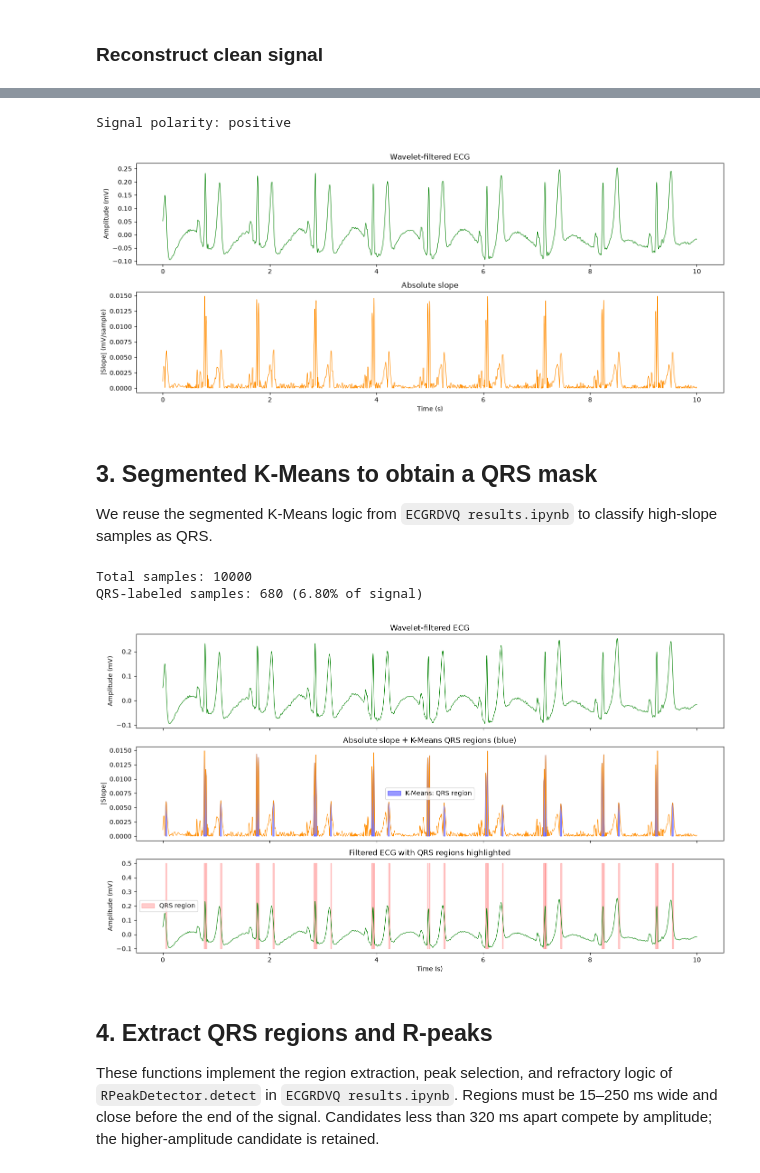
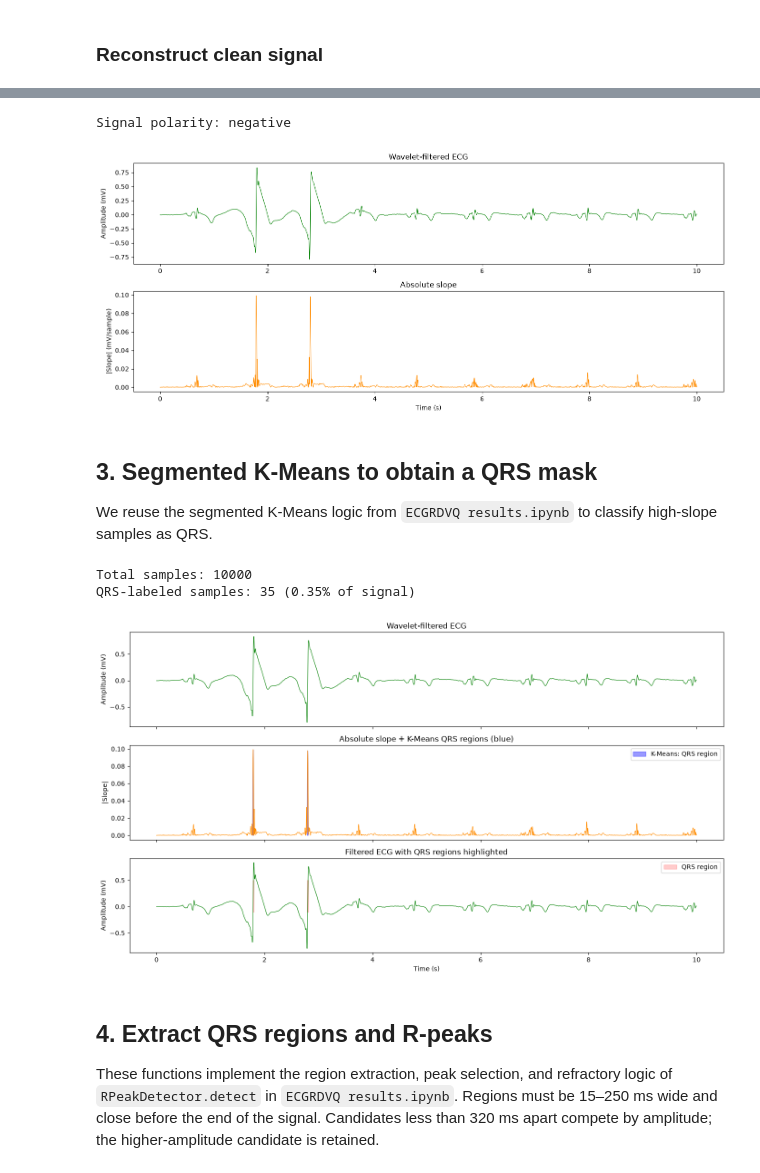
Before and after one commit to iomullony/R-Peaks, a Jupyter notebook: ECGRDVQ R-peaks.ipynb, the cells around one changed output, grey strips where cells are left out. Drawn from its saved outputs; the diff is of its cells as text; code cells hidden in the pictures.

```diff
--- a/ECGRDVQ R-peaks.ipynb
+++ b/ECGRDVQ R-peaks.ipynb
@@ -25,7 +25,7 @@ def load_ecgrdvq_record(drug_name: str = "Ranolazine"):
     print(available_drugs)
 
     # Filter by drug and take the first available record
-    record_row = clinical_df[clinical_df["EXTRT"] == drug_name].iloc[4]
+    record_row = clinical_df[clinical_df["EXTRT"] == drug_name].iloc[52]
 
     subject_id = str(int(record_row["RANDID"]))  # Subject folder name
     record_id = record_row["EGREFID"]            # WFDB record name (without extension)
@@ -237,14 +237,14 @@ plt.title('Absolute slope')
 plt.tight_layout()
 plt.show()
 # %% [output]
-Signal polarity: positive
+Signal polarity: negative
-[figure, old version]
+[figure, new version]
 # %% [markdown]
 ## 3. Segmented K-Means to obtain a QRS mask
 
 We reuse the segmented K-Means logic from `ECGRDVQ results.ipynb` to classify high-slope samples as QRS.
 # %%
-segment_len = int(60 * fs)  # 1-minute segments
+segment_len = int(10 * fs)  # 10 second segments
 n = len(abs_slope)
 qrs_mask = np.zeros(n, dtype=bool)
 
@@ -265,35 +265,35 @@ print(f"QRS-labeled samples: {qrs_mask.sum()} ({100*qrs_mask.mean():.2f}% of sig
 # Visualise mask over first 10 seconds
 mask_window = qrs_mask[:show_samples]
 
 fig, axes = plt.subplots(3, 1, figsize=(14, 8), sharex=True)
 
 axes[0].plot(t, clean_signal[:show_samples], 'green', linewidth=0.8)
 axes[0].set_title('Wavelet-filtered ECG')
 axes[0].set_ylabel('Amplitude (mV)')
 
 axes[1].plot(t, abs_slope[:show_samples], 'darkorange', linewidth=0.8)
 axes[1].fill_between(t, 0, abs_slope[:show_samples],
                      where=qrs_mask[:show_samples],
                      color='blue', alpha=0.4, label='K-Means: QRS region')
 axes[1].set_title('Absolute slope + K-Means QRS regions (blue)')
 axes[1].set_ylabel('|Slope|')
 axes[1].legend()
 
 axes[2].plot(t, clean_signal[:show_samples], 'green', linewidth=0.8)
 axes[2].fill_between(t, -0.1, 0.5,
                      where=qrs_mask[:show_samples],
                      color='red', alpha=0.2, label='QRS region')
 axes[2].set_title('Filtered ECG with QRS regions highlighted')
 axes[2].set_ylabel('Amplitude (mV)')
 axes[2].set_xlabel('Time (s)')
 axes[2].legend()
 
 plt.tight_layout()
 plt.show()
 # %% [output]
 Total samples: 10000
-QRS-labeled samples: 680 (6.80% of signal)
+QRS-labeled samples: 35 (0.35% of signal)
-[figure, old version]
+[figure, new version]
 # %% [markdown]
 ## 4. Extract QRS regions and R-peaks
 
```
Also changed, not shown: parts of 20 cells of this notebook, 3 other files.
